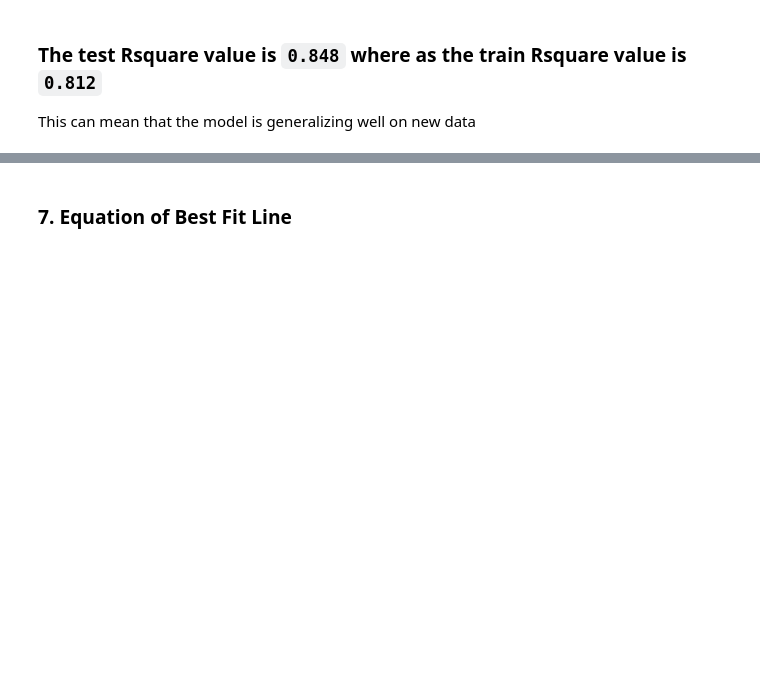
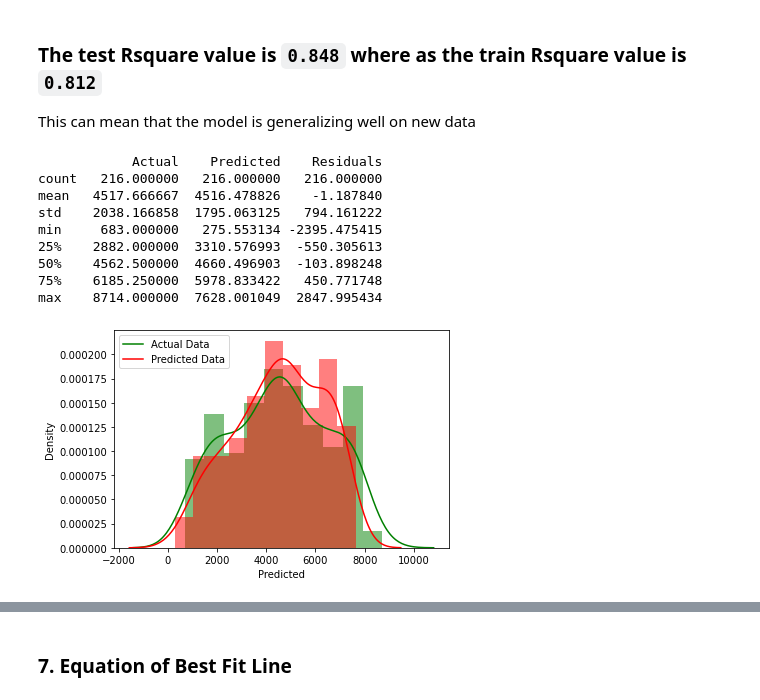
Before and after one commit to karthickchetti/Bike_Sharing, a Jupyter notebook: Bike_Sharing.ipynb, the cells around one changed output, grey strips where cells are left out. Cells and saved outputs as stored; diff of their text form; code cells hidden in the pictures; blank space fills up the shorter version.

Commit message:
made additional changes on test evaluation

```diff
--- a/Bike_Sharing.ipynb
+++ b/Bike_Sharing.ipynb
@@ -335,11 +357,3 @@ Covariance Type:            nonrobust
   Features   VIF
 0    atemp  1.77
 1       yr  1.77
-# %%
-X_train_final=X_train[feature_req]
-X_train_final_sm=sm.add_constant(X_train_final)
-y_pred_train_final=lr.predict(X_train_final_sm)
-plt.scatter(y_train, y_pred_train_final)
-plt.ylabel("Count Predicted")
-plt.xlabel("Count Actual")
-plt.show()
@@ -768,3 +782,26 @@ The test Mean Absolute Error is 610.748
 # %% [markdown]
 ### The test Rsquare value is `0.848` where as the train Rsquare value is `0.812`<br>
 This can mean that the model is generalizing well on new data
+# %%
+#Distribution of Actual & Predicted Test Data
+res_df=pd.DataFrame()
+res_df["Actual"]=y_test
+res_df["Predicted"]=y_pred_test
+res_df["Residuals"]=res_df["Predicted"]-res_df["Actual"]
+print(res_df.describe())
+sns.distplot(res_df["Actual"],bins=10,color="Green",hist_kws=dict(alpha=0.5))
+sns.distplot(res_df["Predicted"],bins=10,color="Red",hist_kws=dict(alpha=0.5))
+plt.legend(labels=["Actual Data","Predicted Data"])
+plt.title("")
+plt.show()
+# %% [output]
+            Actual    Predicted    Residuals
+count   216.000000   216.000000   216.000000
+mean   4517.666667  4516.478826    -1.187840
+std    2038.166858  1795.063125   794.161222
+min     683.000000   275.553134 -2395.475415
+25%    2882.000000  3310.576993  -550.305613
+50%    4562.500000  4660.496903  -103.898248
+75%    6185.250000  5978.833422   450.771748
+max    8714.000000  7628.001049  2847.995434
+[figure, added]
```
Also changed, not shown: parts of 25 cells of this notebook.
